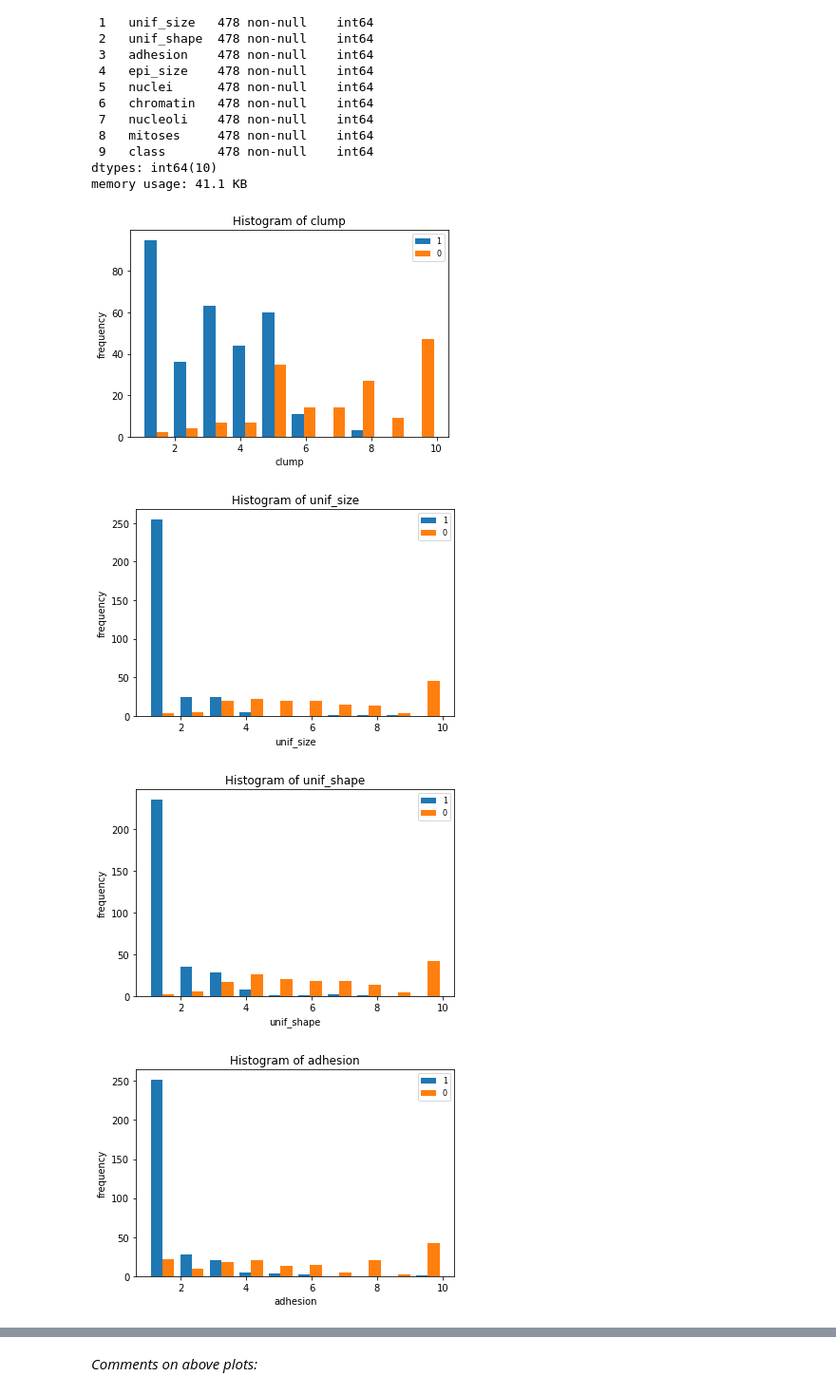
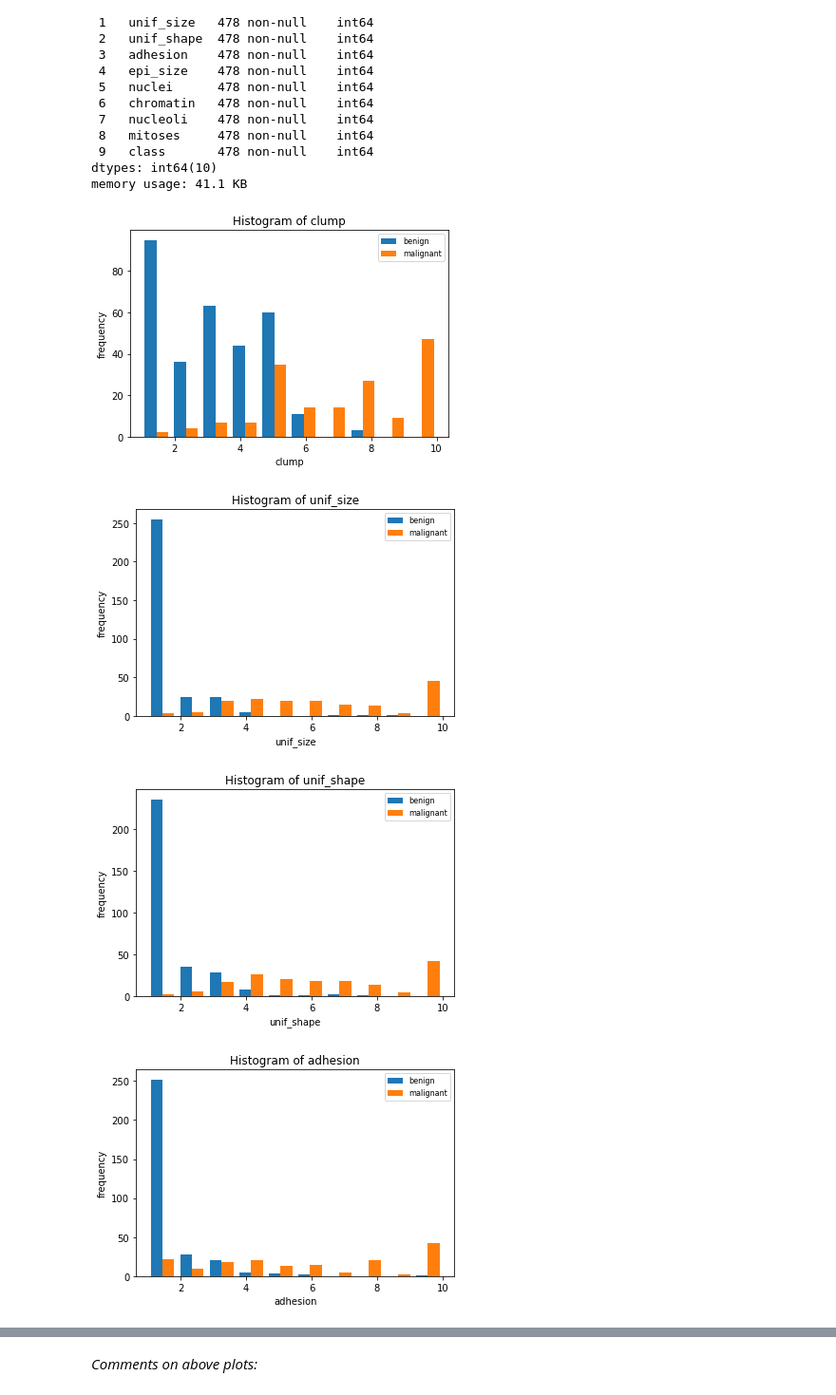
Before and after one commit to DSCI-310/DSCI-310-Group-5, a Jupyter notebook: analysis.ipynb, the cells around one changed output, grey strips where cells are left out. Shown: that part at 95% size. Drawn from its saved outputs; the diff is of its cells as text; code cells hidden in the pictures.

```diff
--- a/analysis.ipynb
+++ b/analysis.ipynb
@@ -152,22 +160,22 @@ memory usage: 41.1 KB
 # %%
 benign_cases = train_df[train_df["class"] == 0]
 
 malignant_cases = train_df[train_df["class"] == 1]
 
 def plots():
     for x in numeric_looking_columns:
         x1 = benign_cases[x]
         y1 = malignant_cases[x]
-        plt.hist([x1, y1], label=['1', '0'])
+        plt.hist([x1, y1], label=['benign', 'malignant'])
         plt.title('Histogram of ' + x)
         plt.xlabel(x)
         plt.ylabel('frequency')
         plt.legend(loc='upper right', fontsize = 8)
         plt.show()
 
 plots()
 # %% [output]
-[figure, old version]
+[figure, new version]
-[figure, old version]
+[figure, new version]
-[figure, old version]
+[figure, new version]
-[figure, old version]
+[figure, new version]
```
Also changed, not shown: parts of 7 cells of this notebook.
